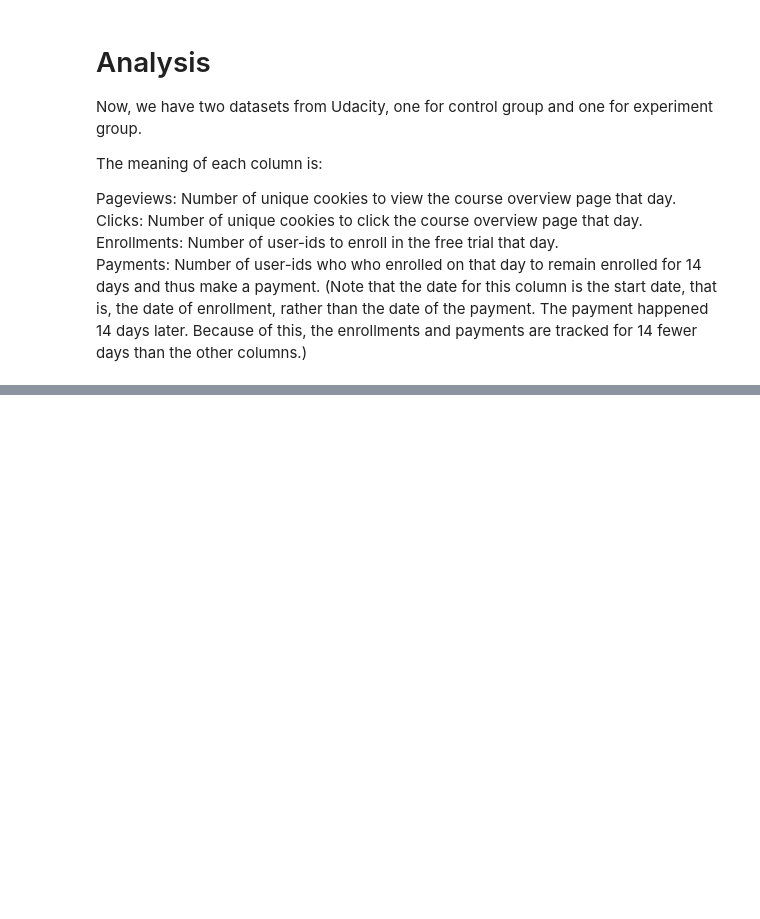
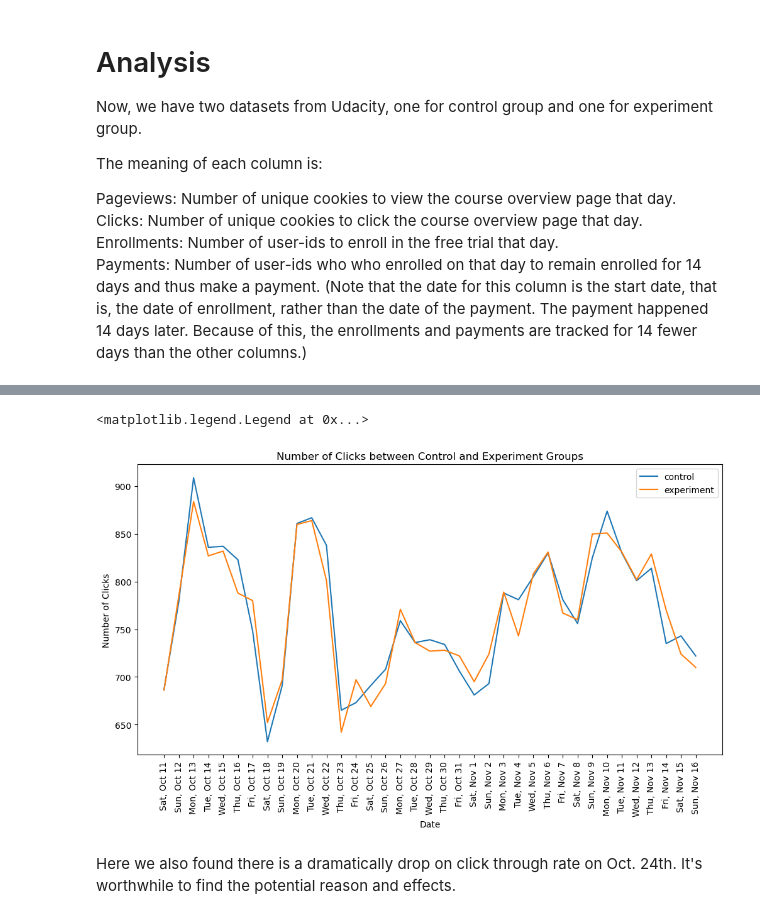
Before and after one commit to ycsilvia/Projects-portfolio, a Jupyter notebook: ABTestingUdacity/code.ipynb, the cells around one changed output, grey strips where cells are left out. Drawn from its saved outputs; the diff is of its cells as text; code cells hidden in the pictures; blank space fills up the shorter version.

```diff
--- a/ABTestingUdacity/code.ipynb
+++ b/ABTestingUdacity/code.ipynb
@@ -217,0 +253,14 @@ control.head()
+# %%
+# invariant: Number of clicks
+plt.figure(figsize=(12,6))
+x = control['Date']
+line1 = plt.plot(x ,control['Clicks'],label = 'control')
+line2 = plt.plot(x ,experiment['Clicks'], label = 'experiment')
+plt.xticks(rotation = 90)
+plt.xlabel('Date')
+plt.ylabel('Number of Clicks')
+plt.title('Number of Clicks between Control and Experiment Groups')
+plt.legend()
+# %% [output]
+<matplotlib.legend.Legend at 0x...>
+[figure, added]
@@ -217,0 +278,2 @@ control.head()
+# %% [markdown]
+Here we also found there is a dramatically drop on click through rate on Oct. 24th. It's worthwhile to find the potential reason and effects.
```
Also changed, not shown: parts of 11 cells of this notebook.
